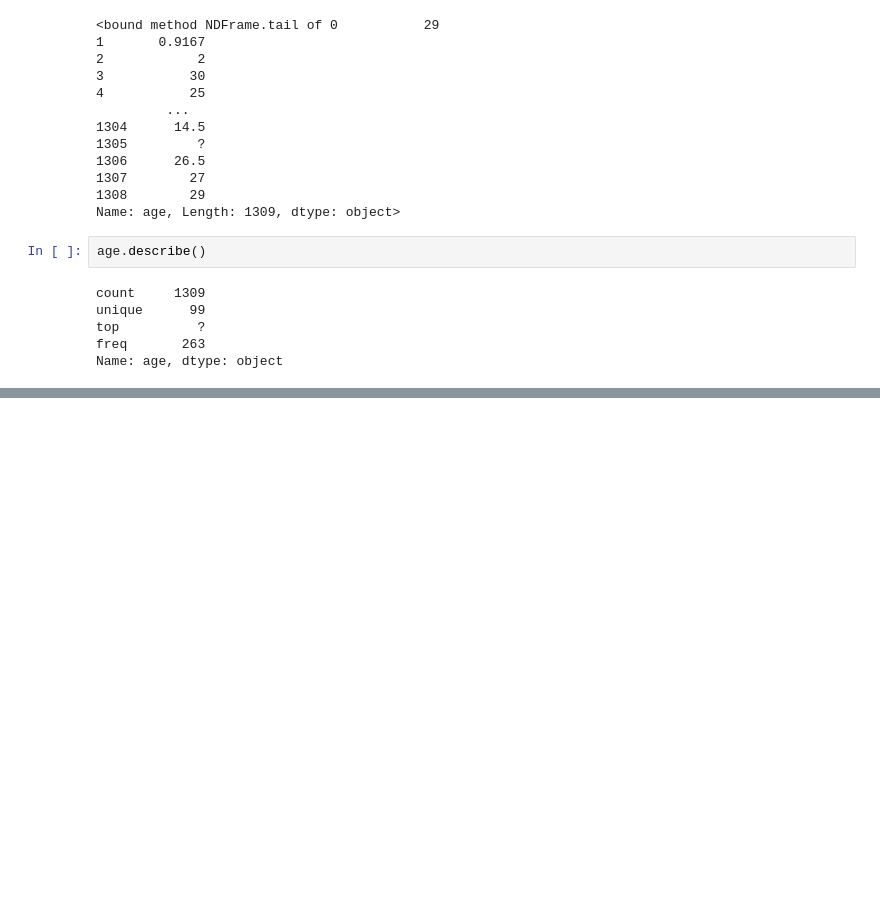
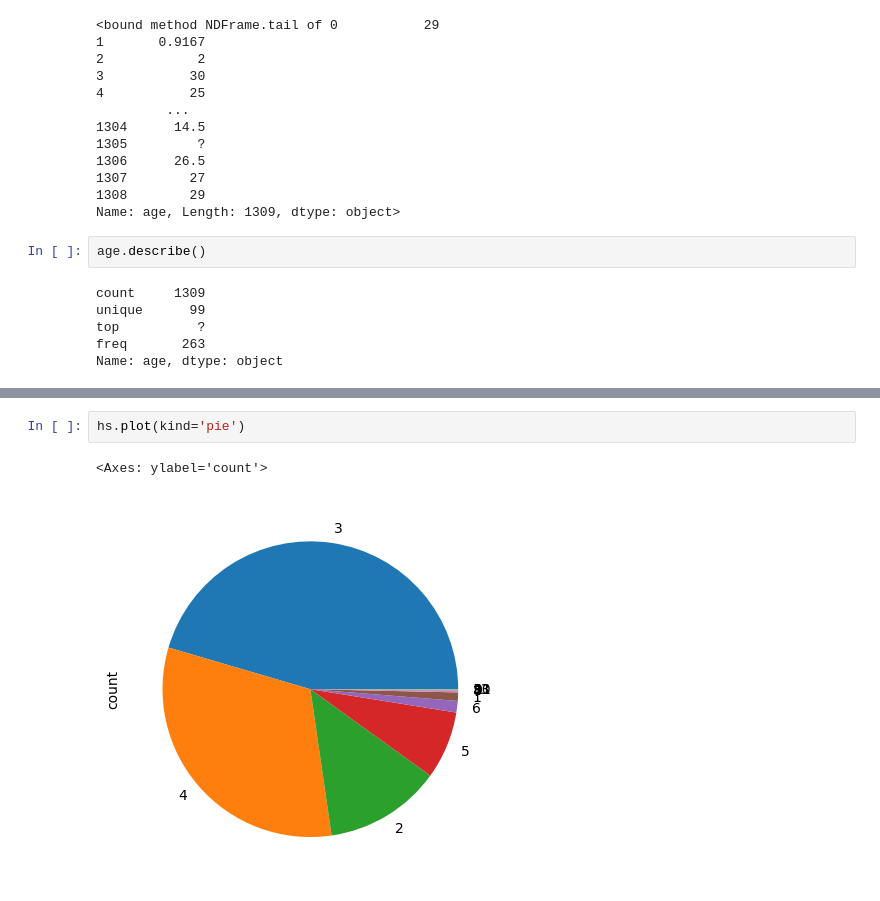
Before and after one commit to belacartaxo/data-analysis-and-visualization-masterclass, a Jupyter notebook: mod03-series-and-columns/series-and-columns.ipynb, the cells around one changed output, grey strips where cells are left out. Saved outputs shown, nothing was run; the diff lists cells and outputs as text; blank space fills up the shorter version.

```diff
--- a/mod03-series-and-columns/series-and-columns.ipynb
+++ b/mod03-series-and-columns/series-and-columns.ipynb
@@ -159,0 +369,5 @@ Name: age, dtype: object
+# %%
+hs.plot(kind='pie')
+# %% [output]
+<Axes: ylabel='count'>
+[figure, added]
```
Also changed, not shown: parts of 23 cells of this notebook, 1 other file.
